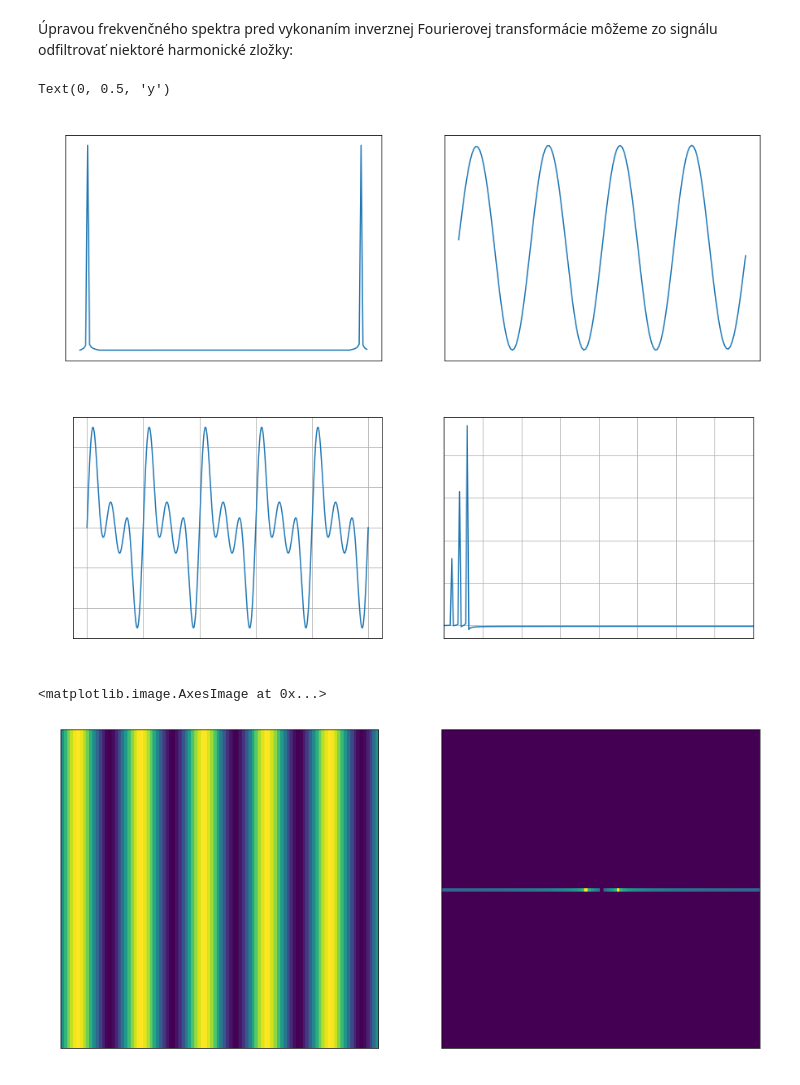
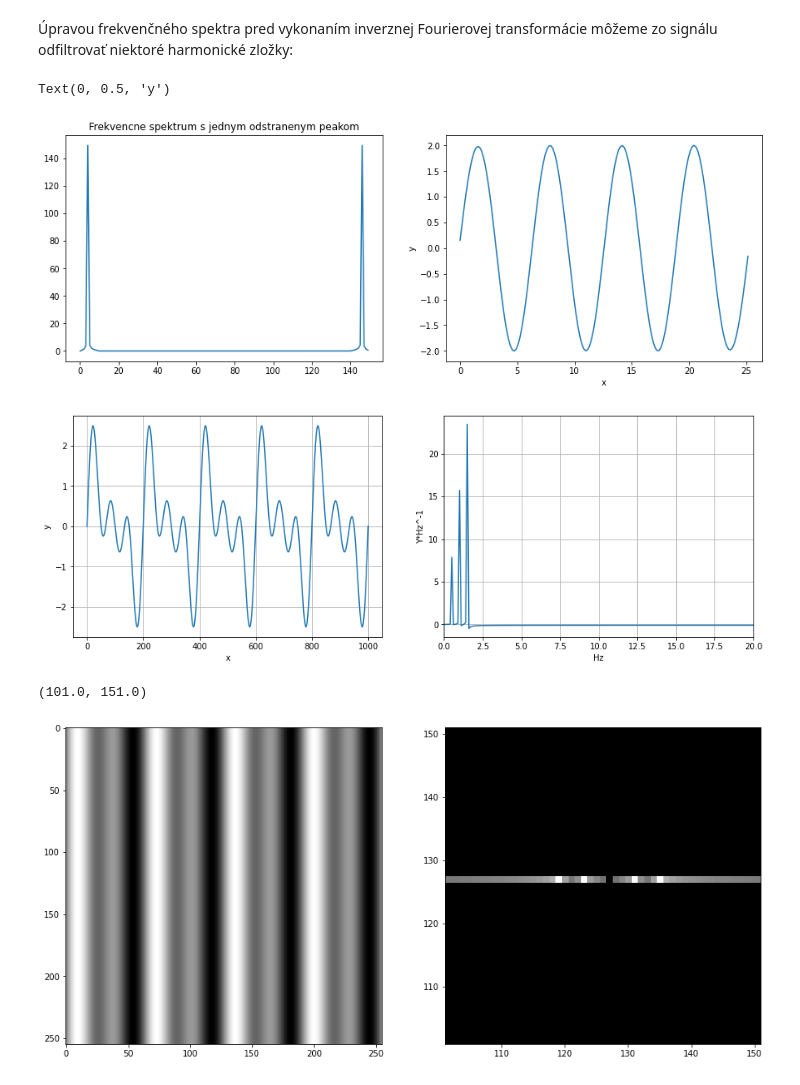
Before and after one commit to stanislav215/computer_vision, a Jupyter notebook: lab6/6. Fourierova transformácia.ipynb, the cells around one changed output. Cells and saved outputs as stored; diff of their text form; code cells hidden in the pictures.

```diff
--- a/lab6/6. Fourierova transformácia.ipynb
+++ b/lab6/6. Fourierova transformácia.ipynb
@@ -8,13 +8,11 @@ sa pozdĺž jedného rozmeru zloženom z dvoch harmonických zložiek:
 import numpy as np
 import matplotlib.pyplot as plt
 from scipy import fft
+from scipy import signal
 from skimage.color import rgb2gray
-from skimage import data
+from skimage import data,io,transform,exposure
+
+plt.rcParams['image.cmap'] = 'gray'
-# %%
-plt.rcParams['text.color'] = 'w'
-plt.rcParams['xtick.color'] = 'w'
-plt.rcParams['ytick.color'] = 'w'
-plt.rcParams['axes.labelcolor'] = 'w'
 # %%
 x = np.linspace(0, 8*np.pi, 150)
 y_1 = 2*np.sin(x)
@@ -52,7 +50,7 @@ plt.xlabel('x')
 plt.ylabel('y')
 # %% [output]
 Text(0, 0.5, 'y')
-[figure, old version]
+[figure, new version]
 # %%
 N = 1000
 Fs  = 100 # Hz vzorkovacia frekvencia
@@ -82,20 +80,23 @@ plt.ylabel('Y*Hz^-1')
 
 plt.grid()
 # %% [output]
-[figure, old version]
+[figure, new version]
 # %%
-N=100
-x = np.array([np.linspace(0,10*np.pi,N)])
-y = np.sin(x)
-im = np.repeat(y, 100,axis=0)
+N=255
+x = np.array([np.linspace(0,8*np.pi,N)])
+y = np.sin(x) + np.sin(2*x)
+im = np.repeat(y, 255,axis=0)
+
 plt.figure(figsize=(15,10))
 plt.subplot(121)
 plt.imshow(im)
 plt.subplot(122)
 im_fft= fft.fft2(im)
 
 zero_center_im_fft = fft.fftshift(im_fft)
 plt.imshow(np.log(1+np.abs(zero_center_im_fft)))
+plt.xlim(101,151)
+plt.ylim(101,151)
 # %% [output]
-<matplotlib.image.AxesImage at 0x...>
+(101.0, 151.0)
-[figure, old version]
+[figure, new version]
```
Also changed, not shown: parts of 12 cells of this notebook.
